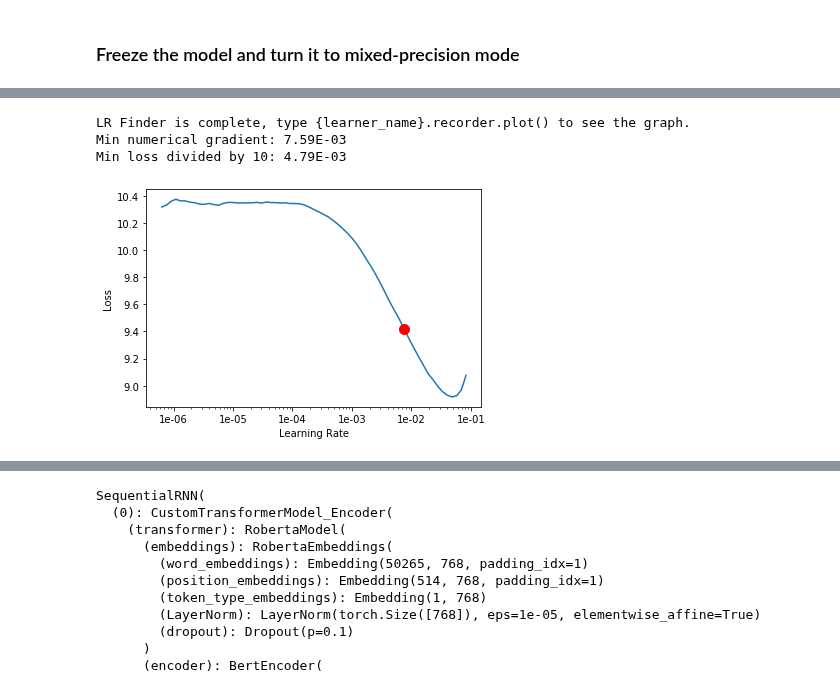
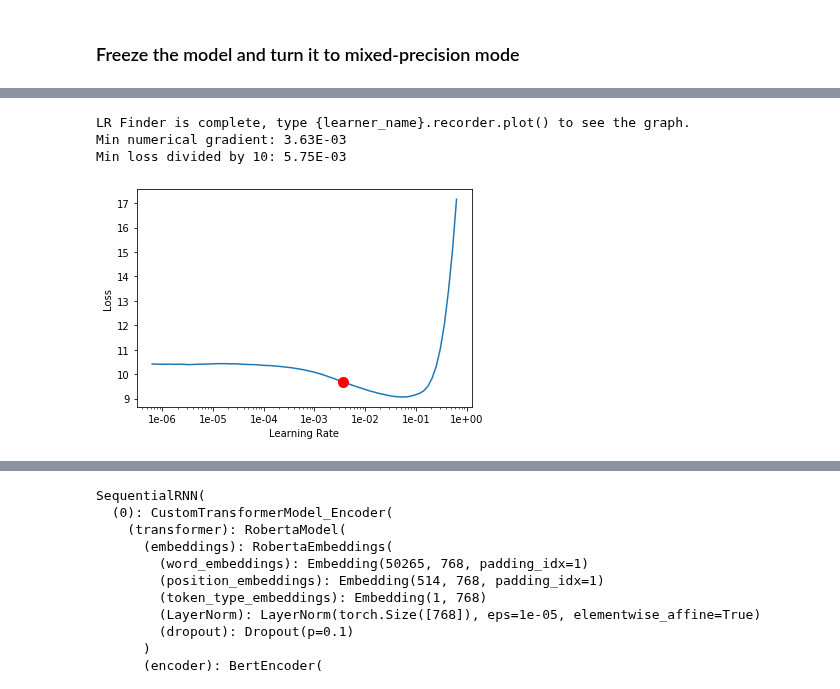
Before and after one commit to Sylar257/Transformers-in-NLP, a Jupyter notebook: Implement various Transformers with FastAI.ipynb, the cells around one changed output, grey strips where cells are left out. Drawn from its saved outputs; the diff is of its cells as text; code cells hidden in the pictures.

```diff
--- a/Implement various Transformers with FastAI.ipynb
+++ b/Implement various Transformers with FastAI.ipynb
@@ -468,6 +449,3 @@ enc = custom_transformer_model.transformer.embeddings.word_embeddings
 enc
 # %% [output]
 Embedding(50265, 768, padding_idx=1)
-# %%
-enc = encoder[0][0]
-enc
@@ -619,14 +585,13 @@ torch.cuda.empty_cache()
 ### Freeze the model and turn it to mixed-precision mode
 # %%
 learn_lm.freeze()
-learn_lm.to_fp16()
 
 learn_lm.lr_find()
-learn_lm.recorder.plot(skip_end=10,suggestion=True)
+learn_lm.recorder.plot(skip_end=5,suggestion=True)
 # %% [output]
 [interactive output not drawn]
 LR Finder is complete, type {learner_name}.recorder.plot() to see the graph.
-Min numerical gradient: 7.59E-03
-Min loss divided by 10: 4.79E-03
+Min numerical gradient: 3.63E-03
+Min loss divided by 10: 5.75E-03
-[figure, old version]
+[figure, new version]
 # %%
```
Also changed, not shown: parts of 16 cells of this notebook, 1 other file.
